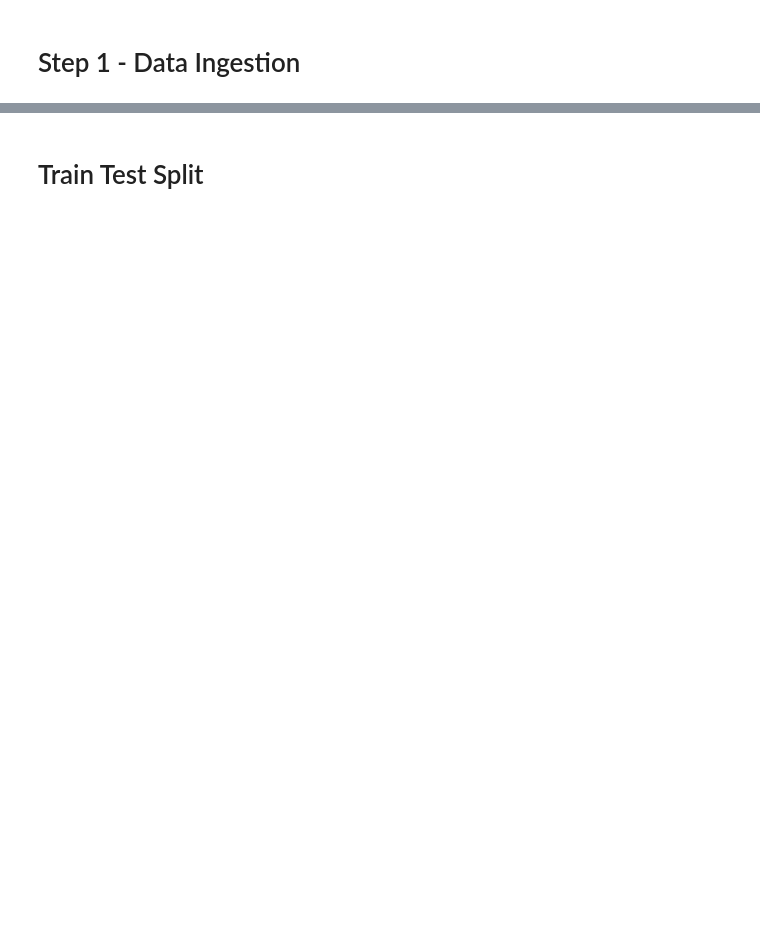
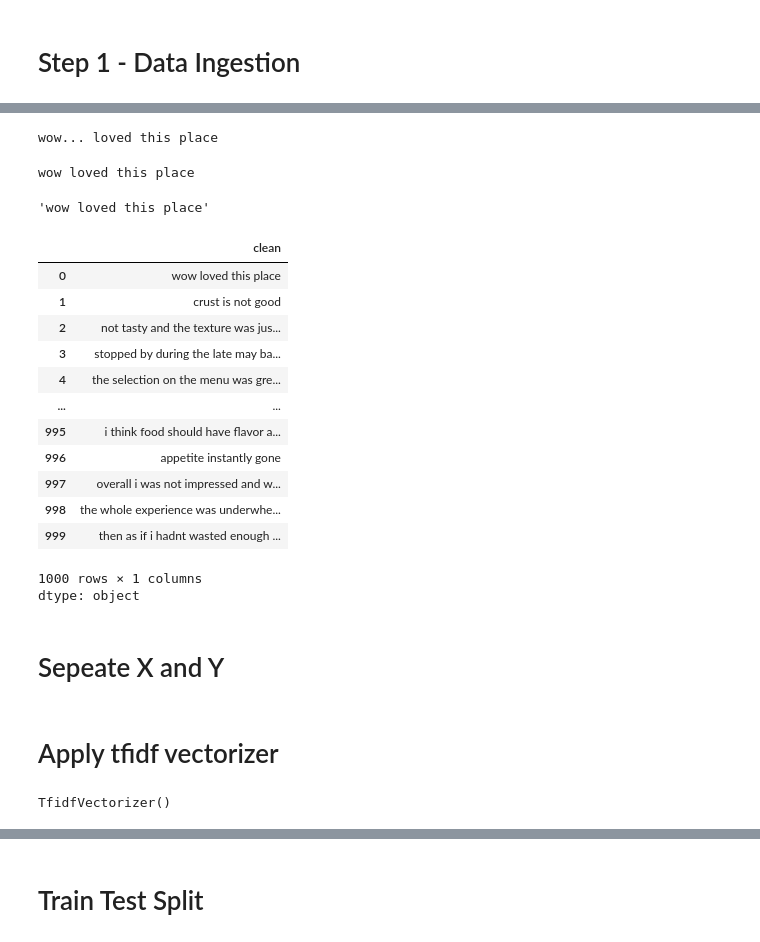
Before and after one commit to utkarshg1/Test1, a Jupyter notebook: Sentiment_Analysis_with_Keras.ipynb, the cells around one changed output, grey strips where cells are left out. Cells and saved outputs as stored; diff of their text form; code cells hidden in the pictures; blank space fills up the shorter version.

```diff
--- a/Sentiment_Analysis_with_Keras.ipynb
+++ b/Sentiment_Analysis_with_Keras.ipynb
@@ -132,0 +33,44 @@ array([[0., 0., 0., ..., 0., 0., 0.],
+# %%
+text = text.lower()
+print(text)
+# %% [output]
+wow... loved this place
+# %%
+import re
+text = re.sub(r"[^\w\s]", "", text)
+text = text.strip()
+print(text)
+# %% [output]
+wow loved this place
+# %%
+def clean_text(text: str) -> str:
+  text = text.lower()
+  text = re.sub(r"[^\w\s]", "", text)
+  text = text.strip()
+  return text
+# %%
+cln_txt = clean_text("Wow... Loved this place")
+cln_txt
+# %% [output]
+'wow loved this place'
+# %%
+df["clean"] = df["Review"].apply(clean_text)
+# %%
+df["clean"]
+# %% [output]
+|  | clean |
+| 0 | wow loved this place |
+| 1 | crust is not good |
+| 2 | not tasty and the texture was jus... |
+| 3 | stopped by during the late may ba... |
+| 4 | the selection on the menu was gre... |
+| ... | ... |
+| 995 | i think food should have flavor a... |
+| 996 | appetite instantly gone |
+| 997 | overall i was not impressed and w... |
+| 998 | the whole experience was underwhe... |
+| 999 | then as if i hadnt wasted enough ... |
+1000 rows × 1 columns
+dtype: object
+# %% [markdown]
+# Sepeate X and Y
@@ -132,0 +80,8 @@ array([[0., 0., 0., ..., 0., 0., 0.],
+# %% [markdown]
+# Apply tfidf vectorizer
+# %%
+from sklearn.feature_extraction.text import TfidfVectorizer
+tfidf = TfidfVectorizer()
+tfidf.fit(X)
+# %% [output]
+TfidfVectorizer()
```
Also changed, not shown: parts of 105 cells of this notebook.
